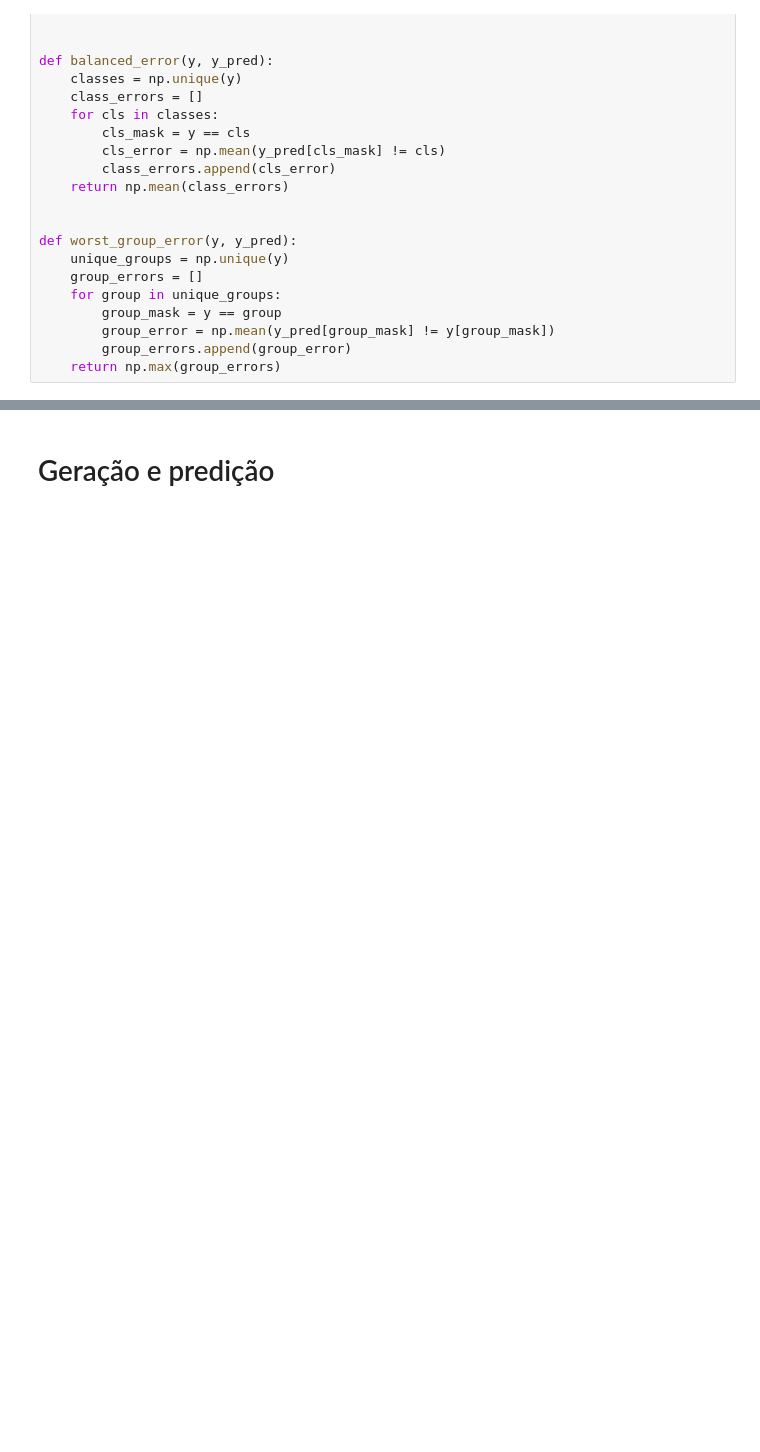
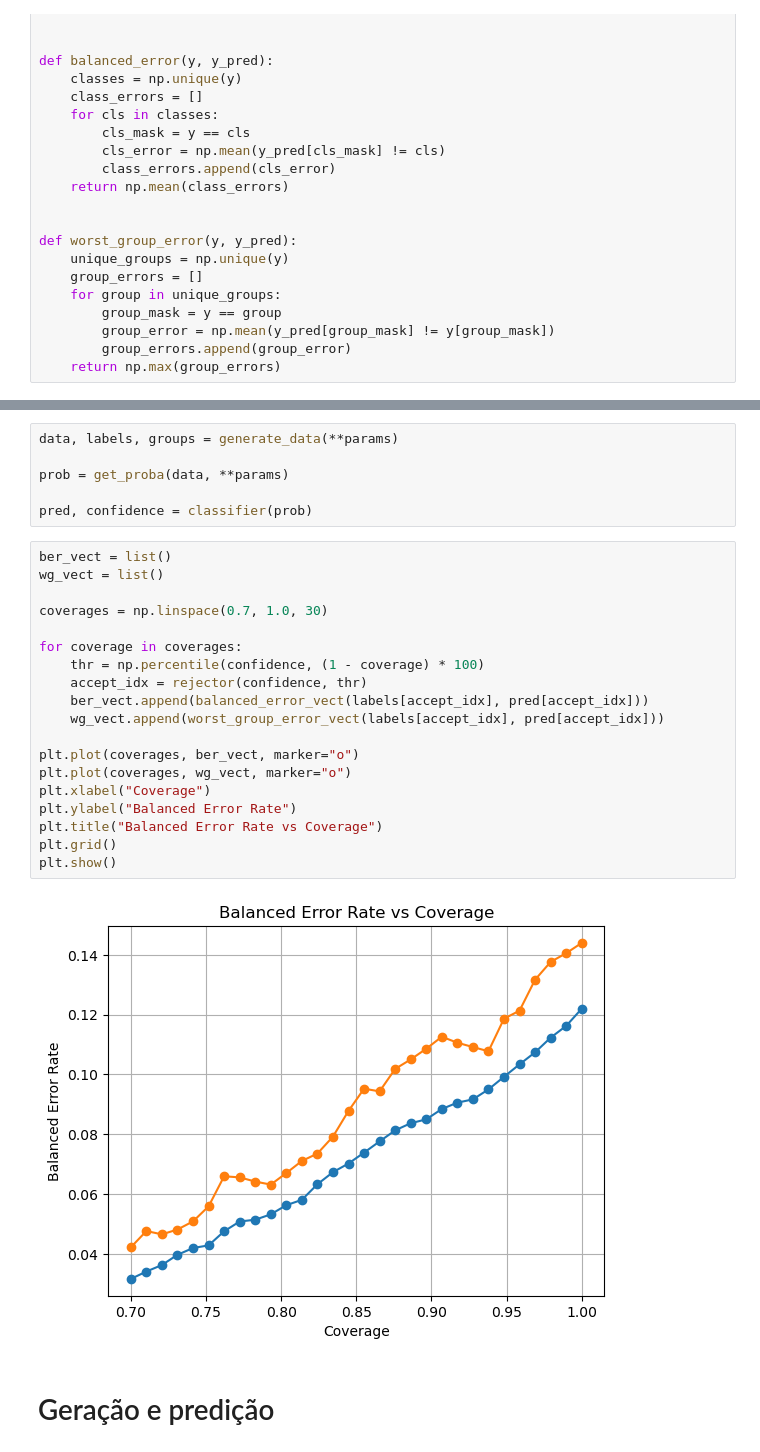
Before and after one commit to daviseemann/analise-teorica, a Jupyter notebook: notebooks/classificador-n-classes.ipynb, the cells around one changed output, grey strips where cells are left out. Drawn from its saved outputs; the diff is of its cells as text; blank space fills up the shorter version.

```diff
--- a/notebooks/classificador-n-classes.ipynb
+++ b/notebooks/classificador-n-classes.ipynb
@@ -109,2 +97,29 @@ def worst_group_error(y, y_pred):
+# %%
+data, labels, groups = generate_data(**params)
+
+prob = get_proba(data, **params)
+
+pred, confidence = classifier(prob)
+# %%
+ber_vect = list()
+wg_vect = list()
+
+coverages = np.linspace(0.7, 1.0, 30)
+
+for coverage in coverages:
+    thr = np.percentile(confidence, (1 - coverage) * 100)
+    accept_idx = rejector(confidence, thr)
+    ber_vect.append(balanced_error_vect(labels[accept_idx], pred[accept_idx]))
+    wg_vect.append(worst_group_error_vect(labels[accept_idx], pred[accept_idx]))
+
+plt.plot(coverages, ber_vect, marker="o")
+plt.plot(coverages, wg_vect, marker="o")
+plt.xlabel("Coverage")
+plt.ylabel("Balanced Error Rate")
+plt.title("Balanced Error Rate vs Coverage")
+plt.grid()
+plt.show()
+# %% [output]
+[figure, added]
 # %% [markdown]
 # Geração e predição
```
Also changed, not shown: parts of 10 cells of this notebook, 5 other files.
